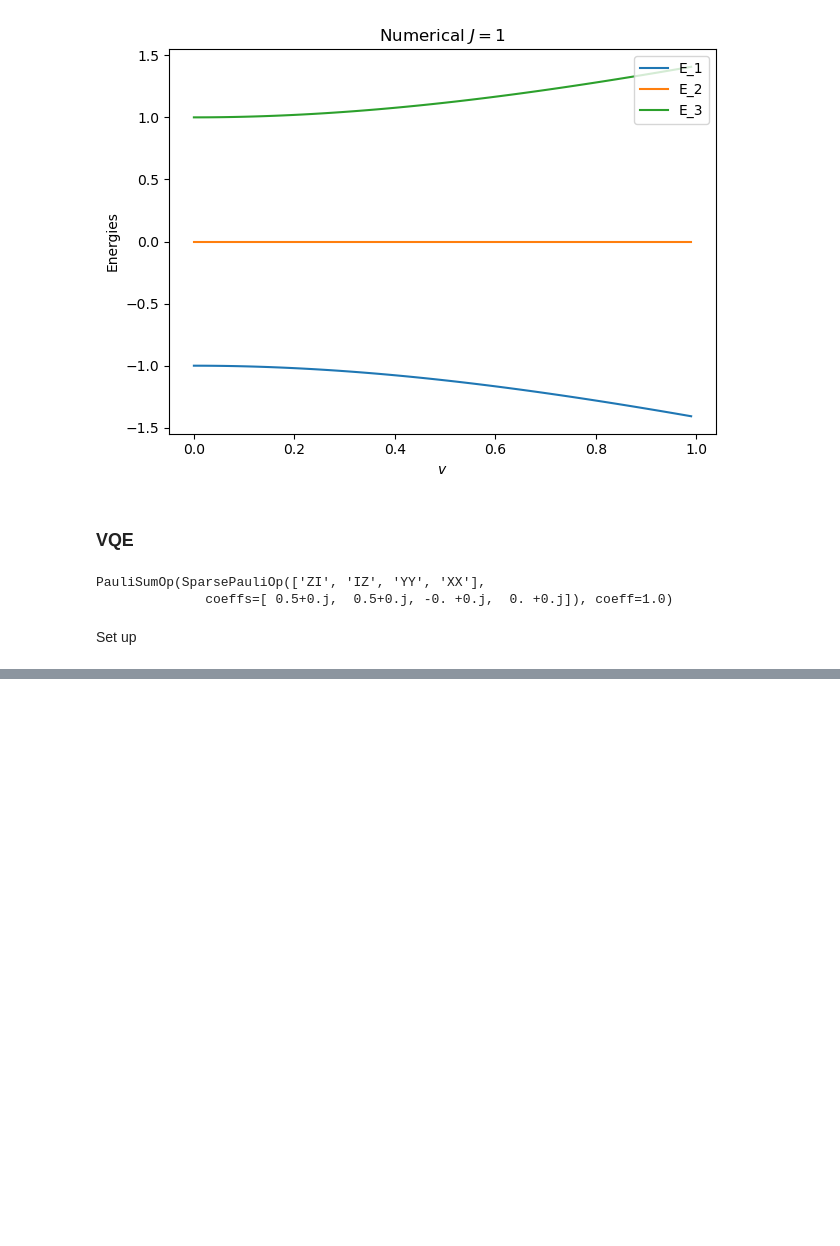
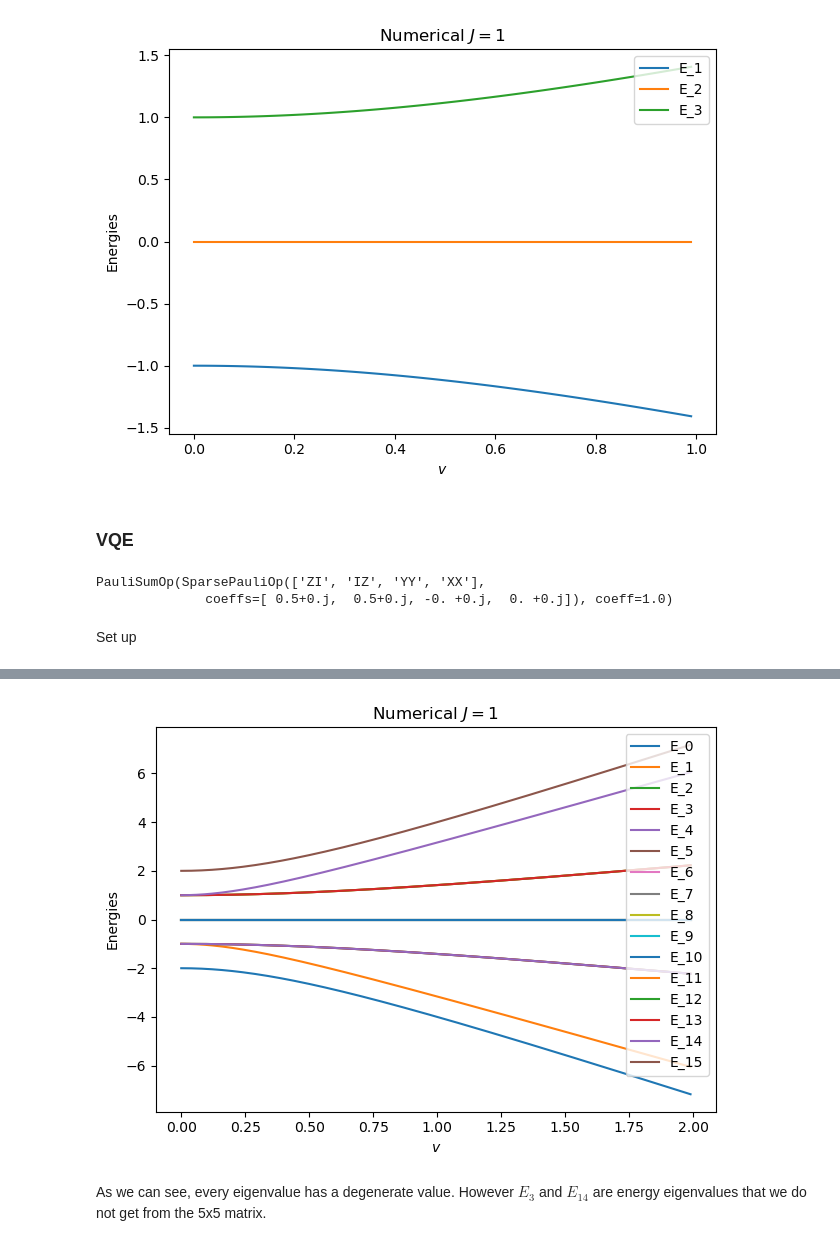
Before and after one commit to moyasui/vqe-solver, a Jupyter notebook: src/vqe-lipkin.ipynb, the cells around one changed output, grey strips where cells are left out. Drawn from its saved outputs; the diff is of its cells as text; code cells hidden in the pictures; blank space fills up the shorter version.

```diff
--- a/src/vqe-lipkin.ipynb
+++ b/src/vqe-lipkin.ipynb
@@ -330,0 +336,19 @@ plot_2D(vs/n_points, [energies, eigs[0], my_energies], plot_count=3, title="Grou
+# %%
+
+# def H(V):
+#     return np.array([[-2*eps, 0, np.sqrt(6)*V, 0, 0],
+#                   [0, -eps, 0, 3*V, 0],
+#                   [np.sqrt(6)*V, 0, 0, 0, np.sqrt(6)*V],
+#                   [0, 3*V, 0, eps, 0],
+#                   [0, 0, np.sqrt(6)*V, 0, 2*eps]])
+
+# H(0)
+
+def my_H(v):
+    x_coeff = -v/2
+    y_coeff = v/2
+    return pauli_sum([('ZIII', 0.5), ('IZII', 0.5), ('IIZI', 0.5), ('IIIZ', 0.5), # all 1 qubit combinations
+                      ('XXII', x_coeff), ('XIXI', x_coeff), ('XIIX', x_coeff), ('IXXI', x_coeff), ('IXIX', x_coeff), ('IIXX', x_coeff), # all 2 qubit combinations
+                      ('YYII', y_coeff), ('YIYI', y_coeff), ('YIIY', y_coeff), ('IYYI', y_coeff), ('IYIY', y_coeff), ('IIYY', y_coeff)])
+
+my_H(0)
@@ -330,0 +373,16 @@ plot_2D(vs/n_points, [energies, eigs[0], my_energies], plot_count=3, title="Grou
+# %%
+vs = np.arange(0, 2, 0.01)
+eigs = np.zeros((16, len(vs)))
+
+
+for i, v in enumerate(vs):
+    ham = my_H(v)
+    eigvals, eigvecs = np.linalg.eig(my_H(v))
+    eigs[:,i] = sorted(eigvals)
+# %%
+plot_2D(vs, eigs, plot_count=16, title=r"Numerical $J=1$", x_title=r'$v$',
+        label = [rf'E_{i}' for i in range(16)], y_title='Energies')
+# %% [output]
+[figure, added]
+# %% [markdown]
+As we can see, every eigenvalue has a degenerate value. However $E_3$ and $E_{14}$ are energy eigenvalues that we do not get from the 5x5 matrix.
```
Also changed, not shown: parts of 17 cells of this notebook, 3 other files.
